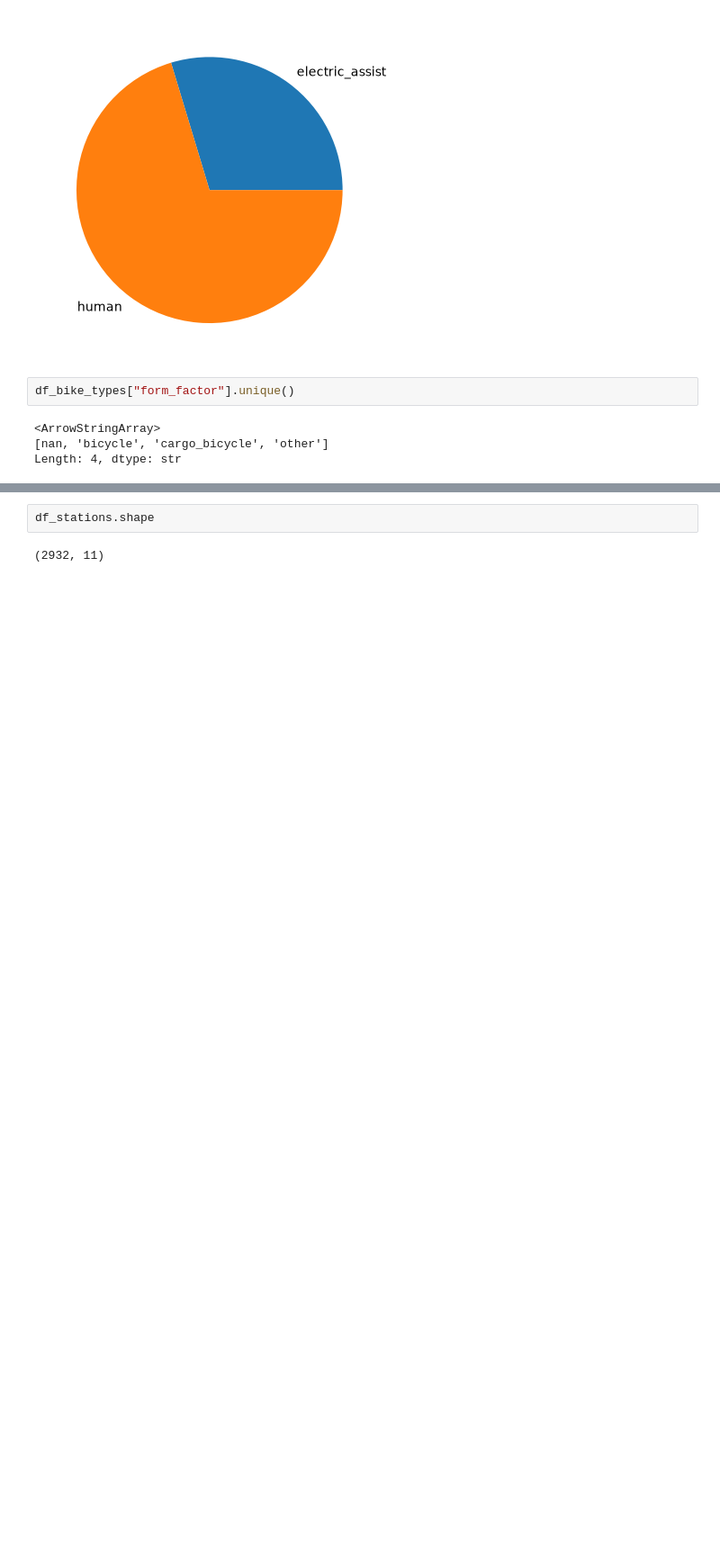
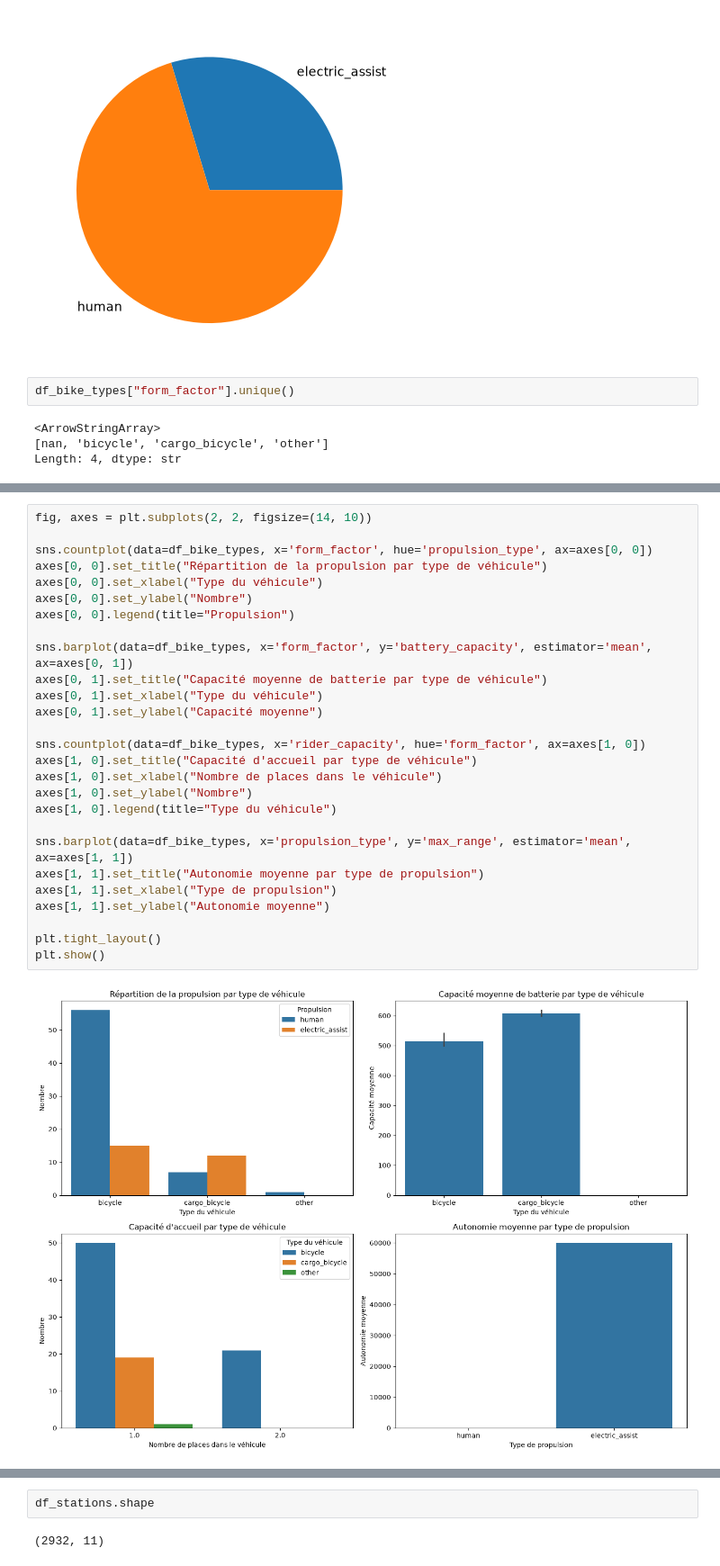
Before and after one commit to Memeel/ML_Challenge, a Jupyter notebook: notebook/challenge.ipynb, the cells around one changed output, grey strips where cells are left out. Shown at 90% size. Cells and saved outputs as stored; diff of their text form; blank space fills up the shorter version.

```diff
--- a/notebook/challenge.ipynb
+++ b/notebook/challenge.ipynb
@@ -121 +216,30 @@ form.plot(kind="bar")
+# %%
+fig, axes = plt.subplots(2, 2, figsize=(14, 10))
+
+sns.countplot(data=df_bike_types, x='form_factor', hue='propulsion_type', ax=axes[0, 0])
+axes[0, 0].set_title("Répartition de la propulsion par type de véhicule")
+axes[0, 0].set_xlabel("Type du véhicule")
+axes[0, 0].set_ylabel("Nombre")
+axes[0, 0].legend(title="Propulsion")
+
+sns.barplot(data=df_bike_types, x='form_factor', y='battery_capacity', estimator='mean', ax=axes[0, 1])
+axes[0, 1].set_title("Capacité moyenne de batterie par type de véhicule")
+axes[0, 1].set_xlabel("Type du véhicule")
+axes[0, 1].set_ylabel("Capacité moyenne")
+
+sns.countplot(data=df_bike_types, x='rider_capacity', hue='form_factor', ax=axes[1, 0])
+axes[1, 0].set_title("Capacité d'accueil par type de véhicule")
+axes[1, 0].set_xlabel("Nombre de places dans le véhicule")
+axes[1, 0].set_ylabel("Nombre")
+axes[1, 0].legend(title="Type du véhicule")
+
+sns.barplot(data=df_bike_types, x='propulsion_type', y='max_range', estimator='mean', ax=axes[1, 1])
+axes[1, 1].set_title("Autonomie moyenne par type de propulsion")
+axes[1, 1].set_xlabel("Type de propulsion")
+axes[1, 1].set_ylabel("Autonomie moyenne")
+
+plt.tight_layout()
+plt.show()
+# %% [output]
+[figure, added]
 # %% [markdown]
```
Also changed, not shown: parts of 26 cells of this notebook.
